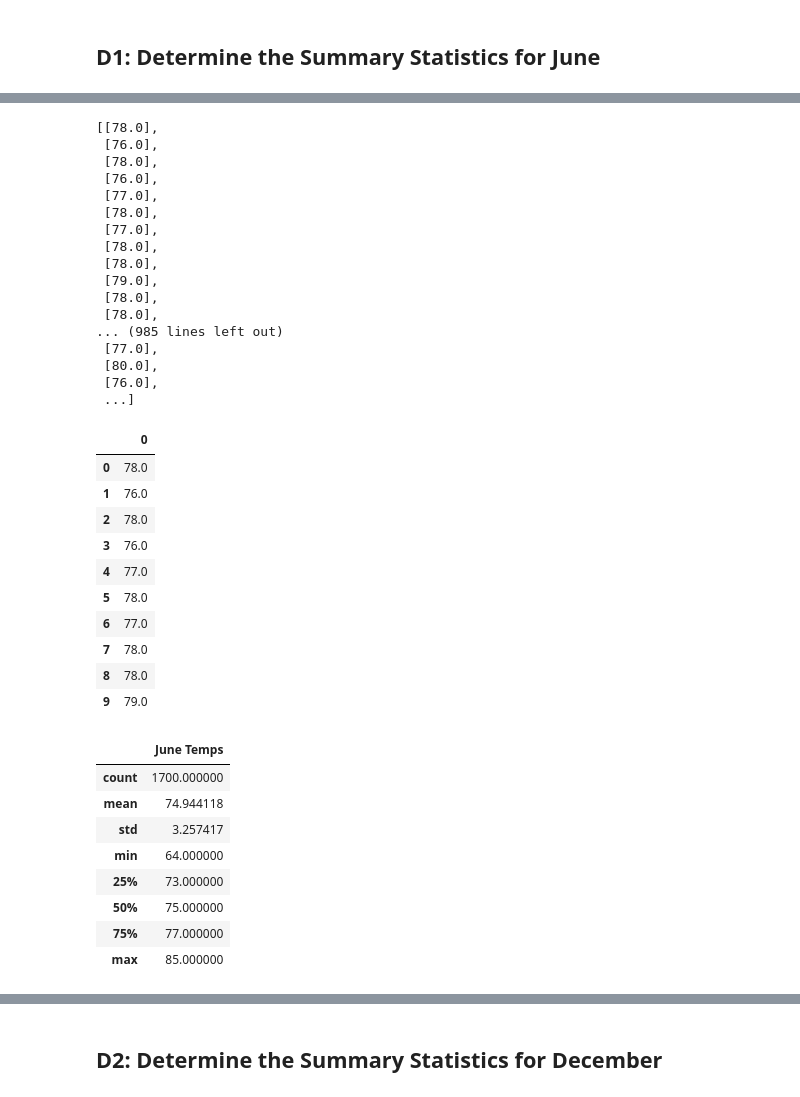
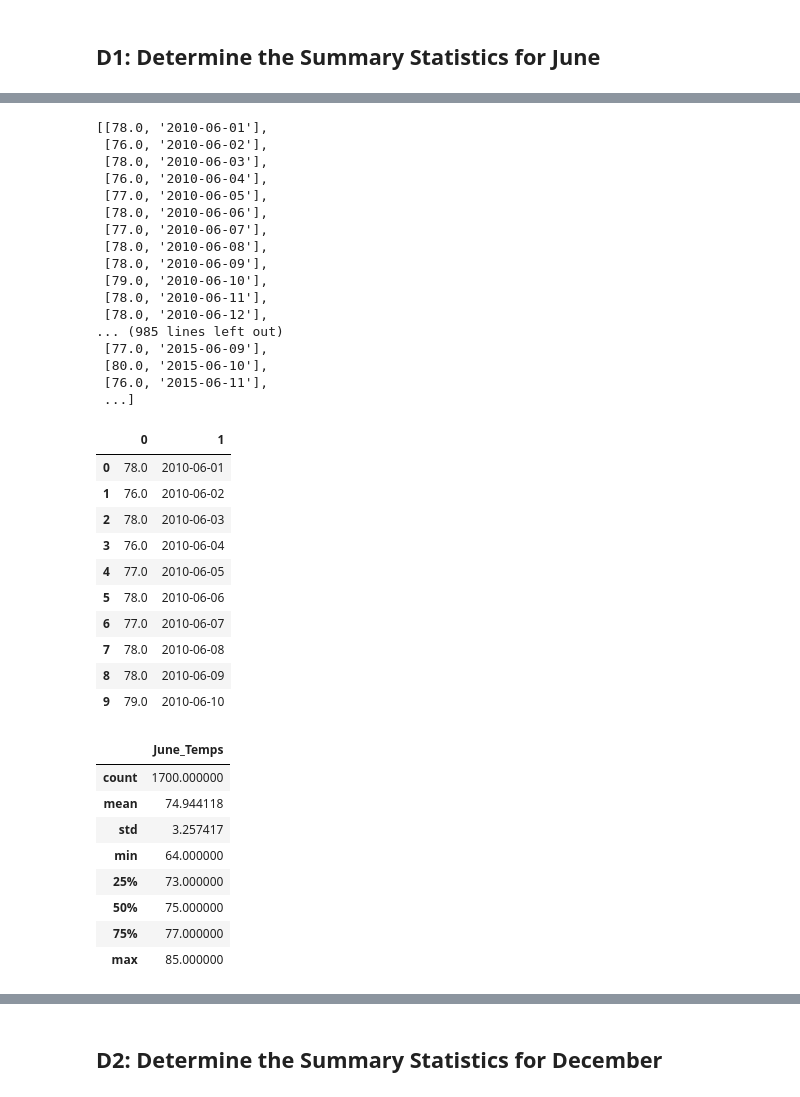
Before and after one commit to jaggarwal20/surfs_up, a Jupyter notebook: SurfsUp_Challenge.ipynb, the cells around one changed output, grey strips where cells are left out. Drawn from its saved outputs; the diff is of its cells as text; code cells hidden in the pictures.

```diff
--- a/SurfsUp_Challenge.ipynb
+++ b/SurfsUp_Challenge.ipynb
@@ -37,6 +42,9 @@ from sqlalchemy import extract
 #stations=engine.execute('SELECT * FROM Station')
 #measurement=engine.execute('SELECT * FROM Measurement')
 
-june_temp = engine.execute('SELECT tobs FROM Measurement WHERE date like "%-06-%"')
+june_temp = engine.execute('SELECT tobs, date FROM Measurement WHERE date like "%-06-%"')
+#precipitation = engine.execute('SELECT prcp FROM Measurement WHERE date like "%-06-%"')
+
+#elevation = engine.execute('SELECT Station.elevation FROM Station INNER JOIN Measurement ON Station.station = Measurement.station WHERE Measurement.date like "%-06-%"')
 # %%
 # Get column names
@@ -74,45 +80,45 @@ june_result
 june_final_result = [list(i) for i in june_result]
 june_final_result
 # %% [output]
-[[78.0],
- [76.0],
- [78.0],
- [76.0],
- [77.0],
- [78.0],
- [77.0],
- [78.0],
- [78.0],
- [79.0],
- [78.0],
- [78.0],
+[[78.0, '2010-06-01'],
+ [76.0, '2010-06-02'],
+ [78.0, '2010-06-03'],
+ [76.0, '2010-06-04'],
+ [77.0, '2010-06-05'],
+ [78.0, '2010-06-06'],
+ [77.0, '2010-06-07'],
+ [78.0, '2010-06-08'],
+ [78.0, '2010-06-09'],
+ [79.0, '2010-06-10'],
+ [78.0, '2010-06-11'],
+ [78.0, '2010-06-12'],
 ... (985 lines left out)
- [77.0],
- [80.0],
- [76.0],
+ [77.0, '2015-06-09'],
+ [80.0, '2015-06-10'],
+ [76.0, '2015-06-11'],
  ...]
 # %%
 # 4. Create a DataFrame from the list of temperatures for the month of June.
 june_temp_df = pd.DataFrame(june_final_result)
 june_temp_df.head(10)
 # %% [output]
-|  | 0 |
-| 0 | 78.0 |
-| 1 | 76.0 |
-| 2 | 78.0 |
-| 3 | 76.0 |
-| 4 | 77.0 |
-| 5 | 78.0 |
-| 6 | 77.0 |
-| 7 | 78.0 |
-| 8 | 78.0 |
-| 9 | 79.0 |
+|  | 0 | 1 |
+| 0 | 78.0 | 2010-06-01 |
+| 1 | 76.0 | 2010-06-02 |
+| 2 | 78.0 | 2010-06-03 |
+| 3 | 76.0 | 2010-06-04 |
+| 4 | 77.0 | 2010-06-05 |
+| 5 | 78.0 | 2010-06-06 |
+| 6 | 77.0 | 2010-06-07 |
+| 7 | 78.0 | 2010-06-08 |
+| 8 | 78.0 | 2010-06-09 |
+| 9 | 79.0 | 2010-06-10 |
 # %%
 # 5. Calculate and print out the summary statistics for the June temperature DataFrame.
-june_temp_df = june_temp_df.rename(columns={0:"June Temps"})
+june_temp_df = june_temp_df.rename(columns={0:"June_Temps", 1:"Date"})
 june_temp_df.describe()
 # %% [output]
-|  | June Temps |
+|  | June_Temps |
 | count | 1700.000000 |
 | mean | 74.944118 |
 | std | 3.257417 |
```
Also changed, not shown: parts of 10 cells of this notebook.
